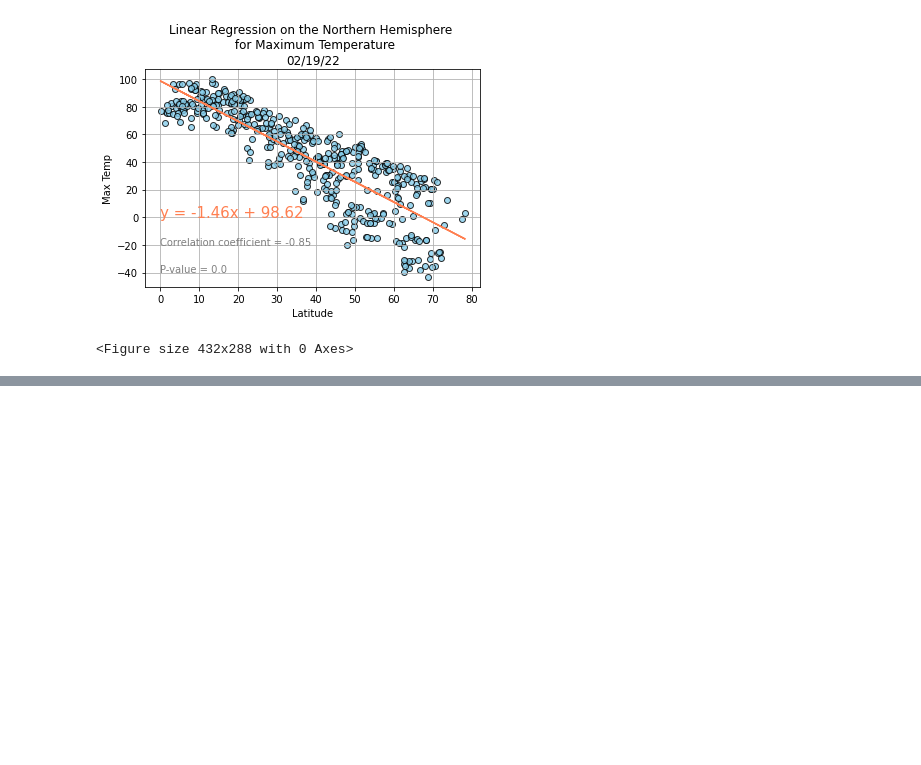
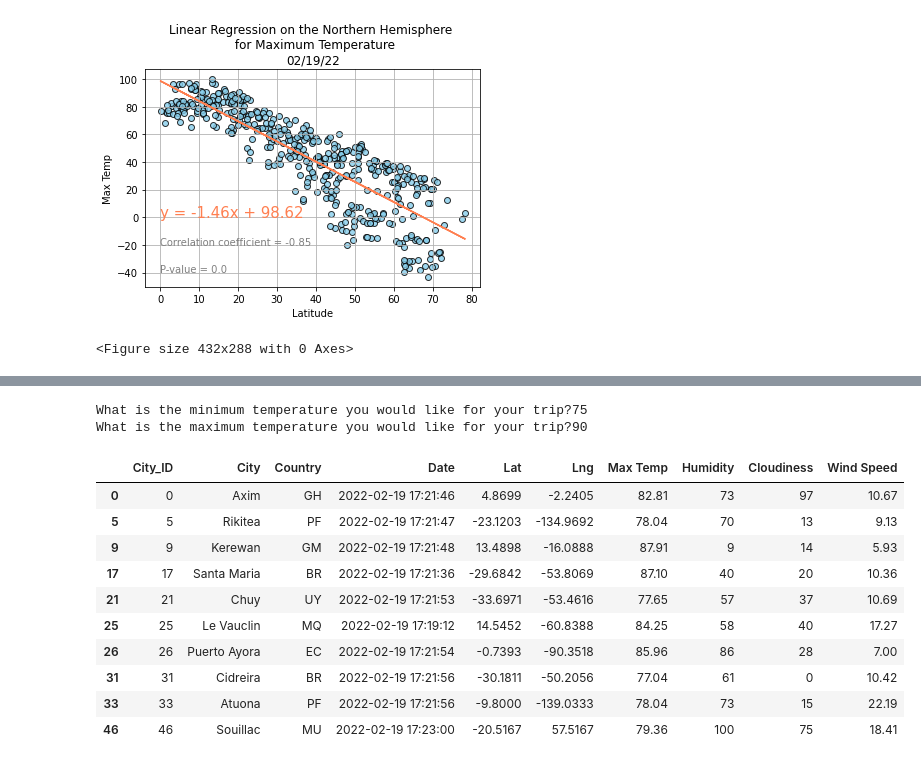
Before and after one commit to Aigerim-Zh/World-Weather-Analysis, a Jupyter notebook: WeatherPy.ipynb, the cells around one changed output, grey strips where cells are left out. Cells and saved outputs as stored; diff of their text form; code cells hidden in the pictures; blank space fills up the shorter version.

```diff
--- a/WeatherPy.ipynb
+++ b/WeatherPy.ipynb
@@ -508,0 +519,4 @@ plt.savefig("weather_data/Latitude vs. Wind Speed_South.png")
+# %%
+# Store the CSV with the weather data into a DataFrame
+city_data_df = pd.read_csv("weather_data/cities.csv")
+city_data_df.head()
@@ -508,0 +657,23 @@ plt.savefig("weather_data/Latitude vs. Wind Speed_South.png")
+# %%
+min_temp = float(input("What is the minimum temperature you would like for your trip?"))
+max_temp = float(input("What is the maximum temperature you would like for your trip?"))
+# %% [output]
+What is the minimum temperature you would like for your trip?75
+What is the maximum temperature you would like for your trip?90
+# %%
+# Filter the dataset to find the cities that fit criteria
+preferred_cities_df = city_data_df.loc[(city_data_df["Max Temp"] <= max_temp) &
+                                       (city_data_df["Max Temp"] >= min_temp)]
+preferred_cities_df.head(10)
+# %% [output]
+|  | City_ID | City | Country | Date | Lat | Lng | Max Temp | Humidity | Cloudiness | Wind Speed |
+| 0 | 0 | Axim | GH | 2022-02-19 17:21:46 | 4.8699 | -2.2405 | 82.81 | 73 | 97 | 10.67 |
+| 5 | 5 | Rikitea | PF | 2022-02-19 17:21:47 | -23.1203 | -134.9692 | 78.04 | 70 | 13 | 9.13 |
+| 9 | 9 | Kerewan | GM | 2022-02-19 17:21:48 | 13.4898 | -16.0888 | 87.91 | 9 | 14 | 5.93 |
+| 17 | 17 | Santa Maria | BR | 2022-02-19 17:21:36 | -29.6842 | -53.8069 | 87.10 | 40 | 20 | 10.36 |
+| 21 | 21 | Chuy | UY | 2022-02-19 17:21:53 | -33.6971 | -53.4616 | 77.65 | 57 | 37 | 10.69 |
+| 25 | 25 | Le Vauclin | MQ | 2022-02-19 17:19:12 | 14.5452 | -60.8388 | 84.25 | 58 | 40 | 17.27 |
+| 26 | 26 | Puerto Ayora | EC | 2022-02-19 17:21:54 | -0.7393 | -90.3518 | 85.96 | 86 | 28 | 7.00 |
+| 31 | 31 | Cidreira | BR | 2022-02-19 17:21:56 | -30.1811 | -50.2056 | 77.04 | 61 | 0 | 10.42 |
+| 33 | 33 | Atuona | PF | 2022-02-19 17:21:56 | -9.8000 | -139.0333 | 78.04 | 73 | 15 | 22.19 |
+| 46 | 46 | Souillac | MU | 2022-02-19 17:23:00 | -20.5167 | 57.5167 | 79.36 | 100 | 75 | 18.41 |
```
Also changed, not shown: parts of 77 cells of this notebook, 3 other files.
